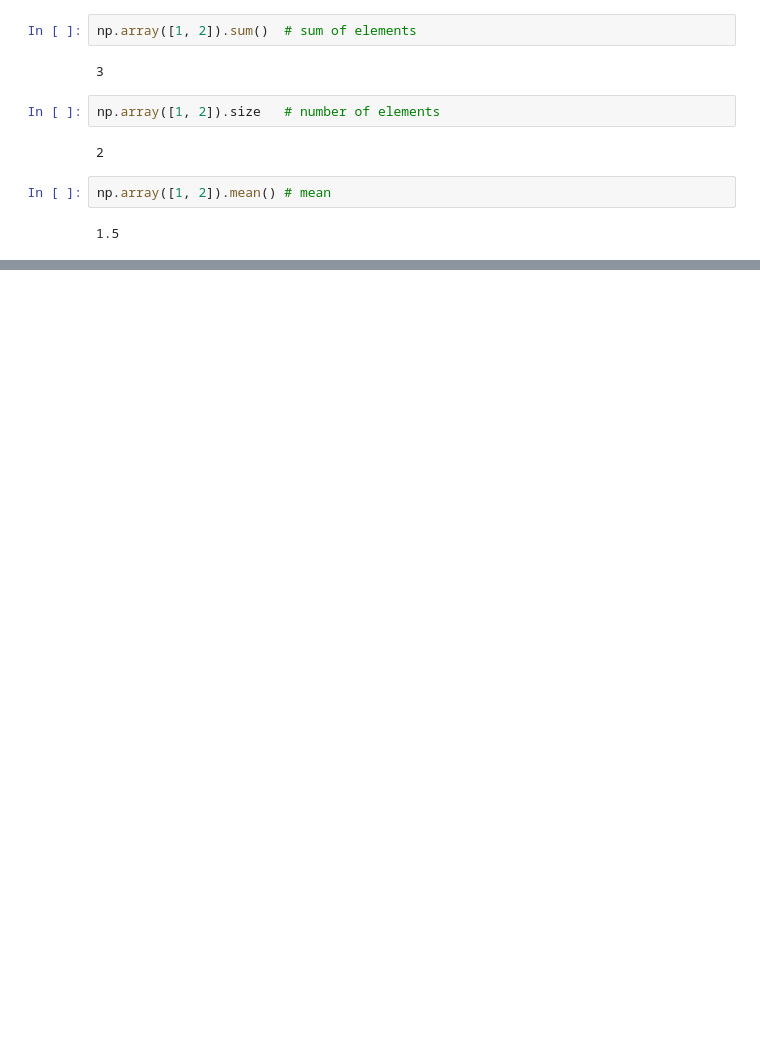
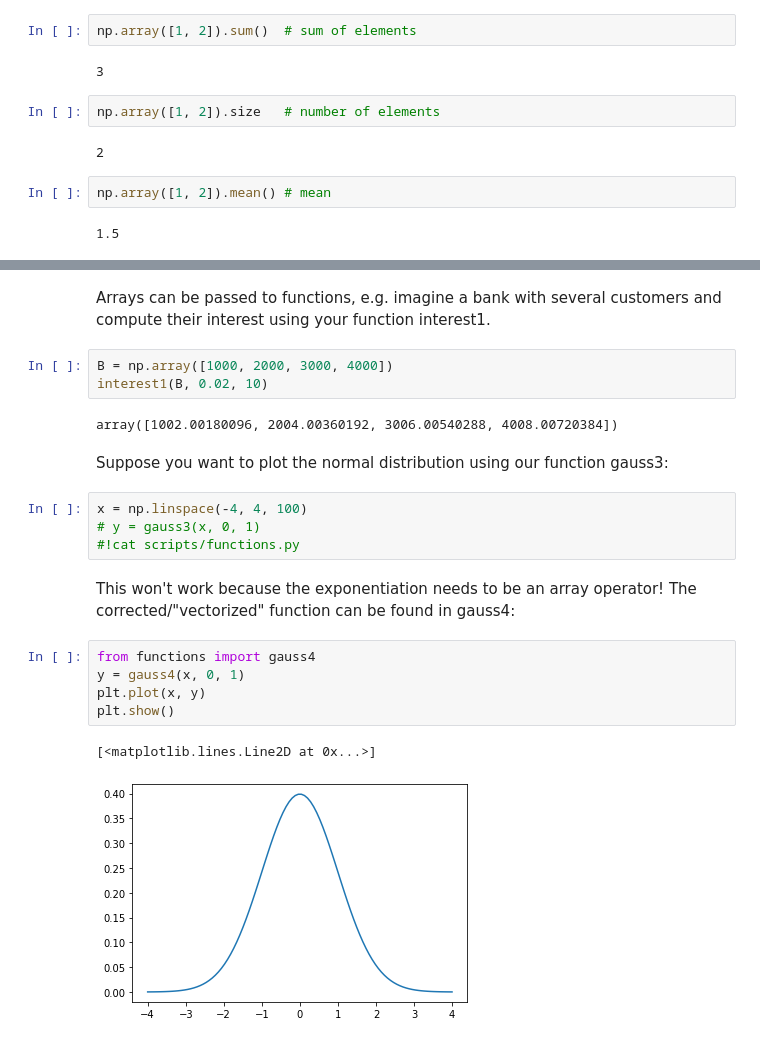
Before and after one commit to OleBo/MathSo, a Jupyter notebook: notebooks/PythonBasics.ipynb, the cells around one changed output, grey strips where cells are left out. Drawn from its saved outputs; the diff is of its cells as text; blank space fills up the shorter version.

```diff
--- a/notebooks/PythonBasics.ipynb
+++ b/notebooks/PythonBasics.ipynb
@@ -641,0 +654,23 @@ np.array([1, 2]).mean() # mean
+# %% [markdown]
+Arrays can be passed to functions, e.g. imagine a bank with several customers and compute their interest using your function interest1.
+# %%
+B = np.array([1000, 2000, 3000, 4000])
+interest1(B, 0.02, 10)
+# %% [output]
+array([1002.00180096, 2004.00360192, 3006.00540288, 4008.00720384])
+# %% [markdown]
+Suppose you want to plot the normal distribution using our function gauss3:
+# %%
+x = np.linspace(-4, 4, 100)
+# y = gauss3(x, 0, 1)
+#!cat scripts/functions.py
+# %% [markdown]
+This won't work because the exponentiation needs to be an array operator! The corrected/"vectorized" function can be found in gauss4:
+# %%
+from functions import gauss4
+y = gauss4(x, 0, 1)
+plt.plot(x, y)
+plt.show()
+# %% [output]
+[<matplotlib.lines.Line2D at 0x...>]
+[figure, added]
```
Also changed, not shown: parts of 43 cells of this notebook, 1 other file.
